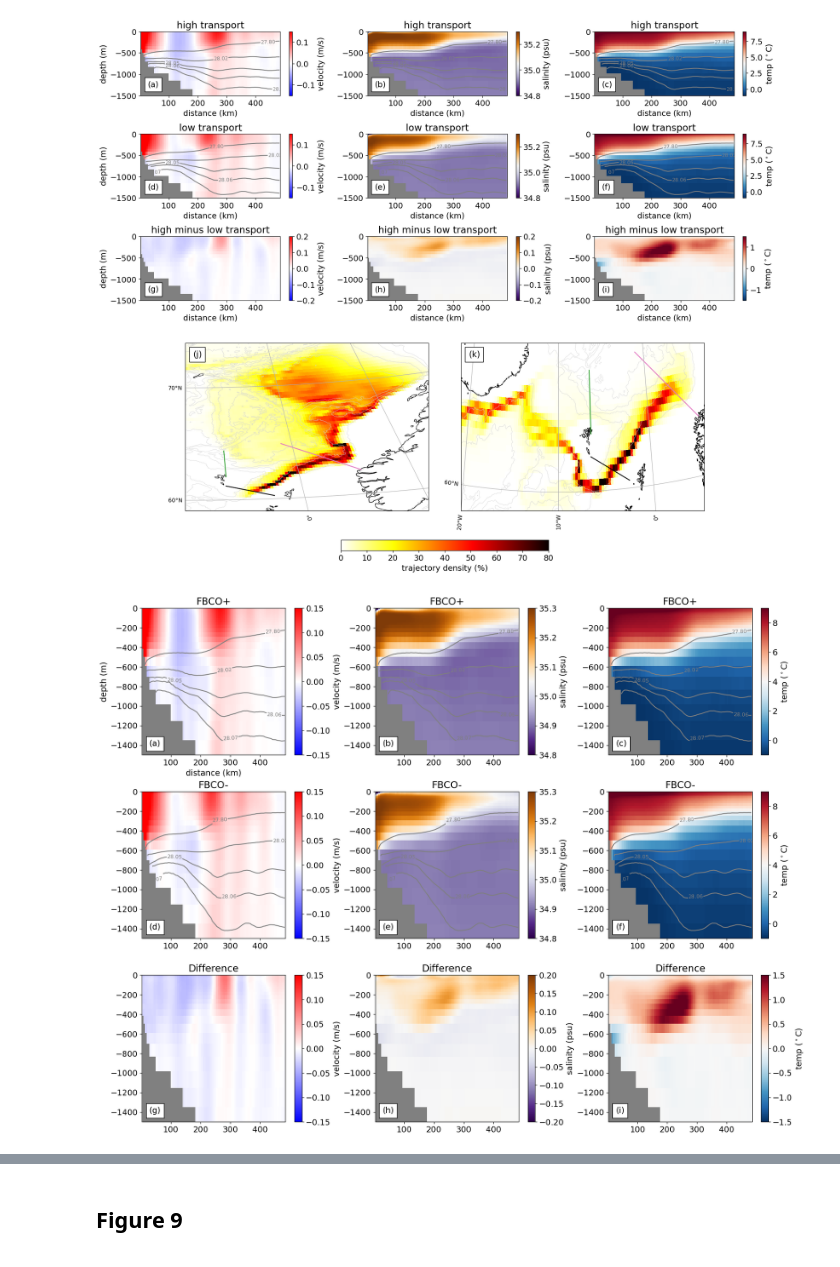
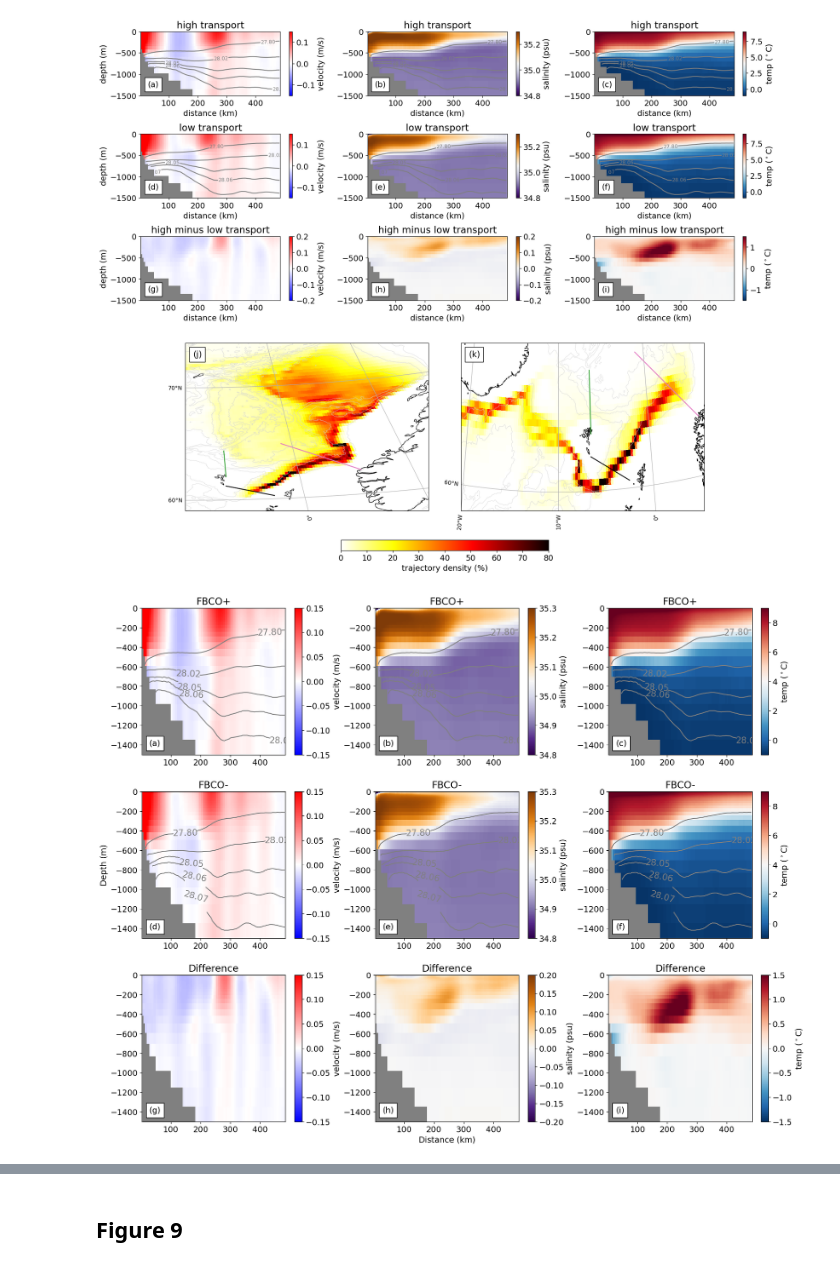
Before and after one commit to ischiller-weiss/FBC_Lagrangian, a Jupyter notebook: notebooks/Fig7_Fig8_Fig9.ipynb, the cells around one changed output, grey strips where cells are left out. Saved outputs shown, nothing was run; the diff lists cells and outputs as text; code cells hidden in the pictures.

```diff
--- a/notebooks/Fig7_Fig8_Fig9.ipynb
+++ b/notebooks/Fig7_Fig8_Fig9.ipynb
@@ -944,8 +942,8 @@ for i, ax in enumerate(axes):
     gl.ylabels_right = False
     gl.xlocator = FixedLocator(np.arange(-180, 181, 10))
     gl.ylocator = FixedLocator(np.arange(-90, 91, 10))
-    gl.xlabel_style = {"size": 10}
-    gl.ylabel_style = {"size": 10}
+    gl.xlabel_style = {"size": 15}
+    gl.ylabel_style = {"size": 15}
 
     ax.plot([5.5, -1], [62.24, 65.0], color="tab:pink", transform=ccrs.PlateCarree())
     ax.plot(
@@ -1655,41 +1670,45 @@ for row, (vel, sal, temp, sigma, label, diff_flag) in enumerate(
         # Only add sigma contours for non-difference plots
         if not diff_flag and sigma is not None:
             CS = ax.contour(
                 svinoy.c / 1e3,
                 -svinoy.z,
                 sigma,
                 [27.8, 28.02, 28.05, 28.06, 28.07, 28.08],
                 colors="gray",
             )
-            ax.clabel(CS, inline=True, fontsize=9)
+            ax.clabel(CS, inline=True, fontsize=15)
 
         # ax.set_xlabel("distance (km)")
         # if col == 0:
         #     ax.set_ylabel("depth (m)")
 
-        if label_idx == 0:
-            ax.set_xlabel("distance (km)")
-            ax.set_ylabel("depth (m)")
+        if label_idx == 3:
+            ax.set_ylabel("Depth (m)")
         else:
-            ax.xaxis.set_label_text("")
-            ax.yaxis.set_label_text("")
+            ax.set_ylabel("")
+
+        # distance label on panel (h)
+        if label_idx == 7:
+            ax.set_xlabel("Distance (km)")
+        else:
+            ax.set_xlabel("")
 
         ax.set_ylim(-1500, 0)
         ax.set_title(label)
         fig.colorbar(pc, ax=ax).set_label(varname)
 
         # Add panel letter
         at = AnchoredText(
             labels[label_idx], loc="lower left", prop=dict(size=14), frameon=True
         )
         ax.add_artist(at)
         label_idx += 1
 
 plt.tight_layout()
-# plt.savefig('Fig8_svinoy_sec_hydrography.png', dpi=300, bbox_inches='tight')
+plt.savefig("Fig8_svinoy_sec_hydrography.png", dpi=300, bbox_inches="tight")
 plt.show()
 # %% [output]
-[figure, old version]
+[figure, new version]
 # %%
 # Define the projection
 proj = ccrs.LambertConformal(central_longitude=-10, central_latitude=70)
```
Also changed, not shown: parts of 10 cells of this notebook.
